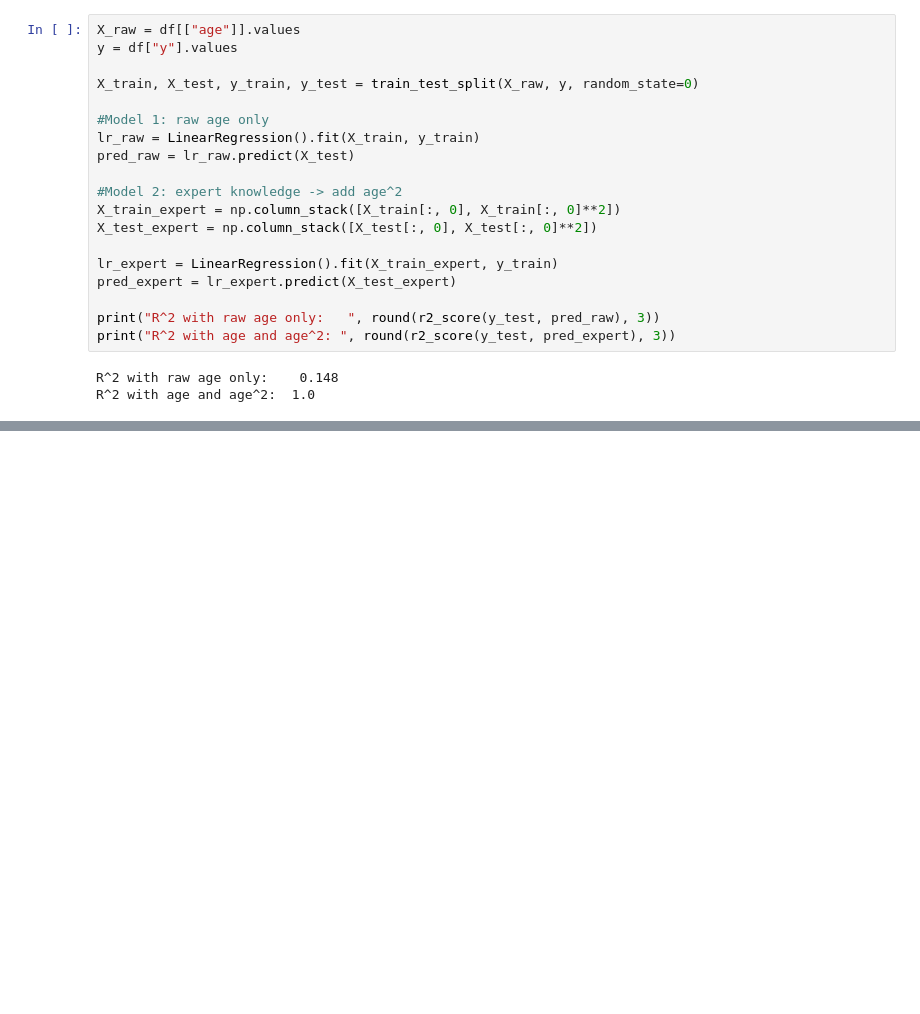
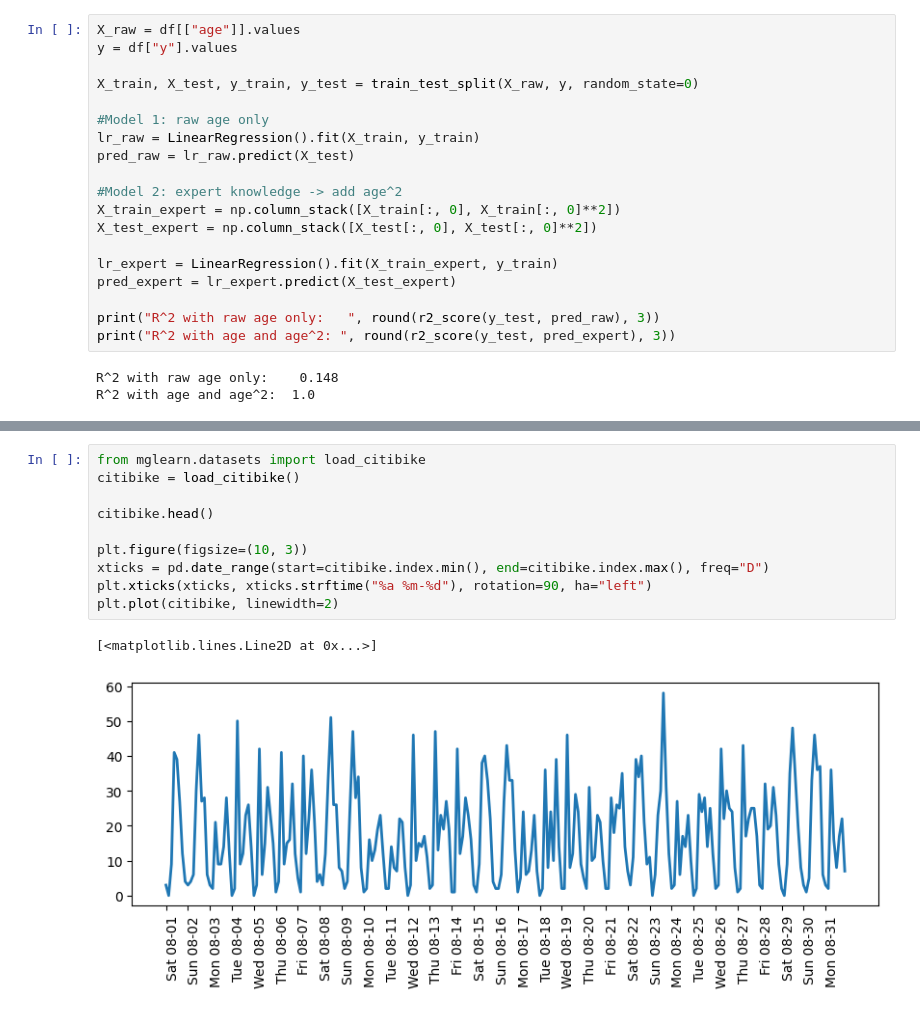
Before and after one commit to jinjiayun57/ml_modeling-foundations, a Jupyter notebook: 18_Transformations_feature_selection.ipynb, the cells around one changed output, grey strips where cells are left out. Saved outputs shown, nothing was run; the diff lists cells and outputs as text; blank space fills up the shorter version.

```diff
--- a/18_Transformations_feature_selection.ipynb
+++ b/18_Transformations_feature_selection.ipynb
@@ -443,0 +457,13 @@ R^2 with age and age^2:  1.0
+# %%
+from mglearn.datasets import load_citibike
+citibike = load_citibike()
+
+citibike.head()
+
+plt.figure(figsize=(10, 3))
+xticks = pd.date_range(start=citibike.index.min(), end=citibike.index.max(), freq="D")
+plt.xticks(xticks, xticks.strftime("%a %m-%d"), rotation=90, ha="left")
+plt.plot(citibike, linewidth=2)
+# %% [output]
+[<matplotlib.lines.Line2D at 0x...>]
+[figure, added]
```
Also changed, not shown: parts of 10 cells of this notebook.
